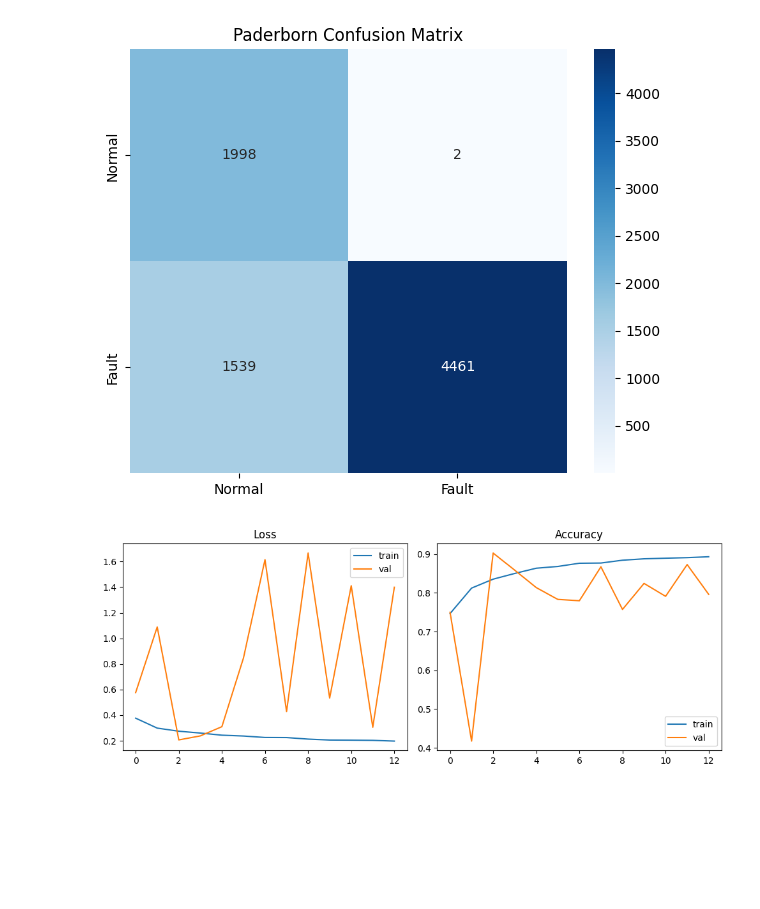
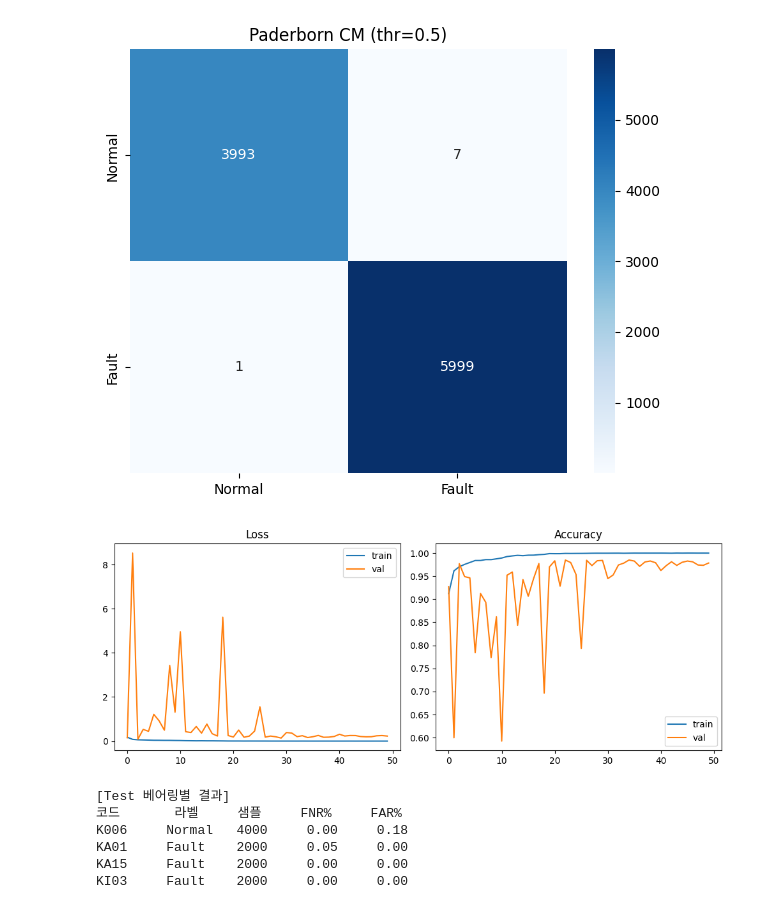
Before and after one commit to wnstj1126-debug/-, a Jupyter notebook: 260719_Paderborn_E2E_Train.ipynb, the cells around one changed output. Saved outputs shown, nothing was run; the diff lists cells and outputs as text; code cells hidden in the pictures; blank space fills up the shorter version.

```diff
--- a/260719_Paderborn_E2E_Train.ipynb
+++ b/260719_Paderborn_E2E_Train.ipynb
@@ -253,39 +365,38 @@ Restoring model weights from the end of the best epoch: 3.
 # %%
 # ============================================================
-# 셀 5. 평가 — KPI
+# 셀 6. ★ E1 수정: Test 전체로 최종 KPI 평가
 # ============================================================
-import matplotlib.pyplot as plt
 import seaborn as sns
-from sklearn.metrics import confusion_matrix, f1_score, accuracy_score, classification_report
+from sklearn.metrics import classification_report
 
-prob = model.predict(X_te, batch_size=256, verbose=0)
-pred = (prob.ravel() >= 0.5).astype(int) if PHASE == 'A' else np.argmax(prob, axis=1)
+# Test 전체 평가 (n_eval 제한 없음)
+prob_te = model.predict(X_te, batch_size=128, verbose=0).ravel()
+pred_te = (prob_te >= best_thr).astype(int)
 
-acc = accuracy_score(y_te, pred)
-mf1 = f1_score(y_te, pred, average='macro')
-cm  = confusion_matrix(y_te, pred)
+acc = accuracy_score(y_te, pred_te)
+mf1 = f1_score(y_te, pred_te, average='macro')
+cm  = confusion_matrix(y_te, pred_te)
+tn, fp, fn, tp = cm.ravel()
+fnr = fn/(fn+tp)*100 if (fn+tp) else 0
+far = fp/(fp+tn)*100 if (fp+tn) else 0
 
-print('=' * 55)
-print('       Paderborn KPI 평가 결과 (thr=0.5)')
-print('=' * 55)
+print('=' * 60)
+print(f'  Paderborn KPI — Test 전체 평가 (thr={best_thr})')
+print('=' * 60)
 print(f'  Accuracy  : {acc*100:6.2f}%   (목표 >= 98%)')
 print(f'  Macro F1  : {mf1*100:6.2f}%   (목표 >= 97%)')
+print(f'  FNR (미탐): {fnr:6.2f}%   (목표 < 2%)')
+print(f'  FAR (오경보): {far:6.2f}%  (목표 < 1%)')
+ok = acc >= 0.98 and fnr < 2.0 and far < 1.0
+print(f'  판정: {"KPI 달성" if ok else "KPI 미달"}')
+print('=' * 60)
+print(classification_report(y_te, pred_te, target_names=CLASS_NAMES))
 
-if PHASE == 'A':
-    tn, fp, fn, tp = cm.ravel()
-    fnr = fn/(fn+tp)*100 if (fn+tp) else 0
-    far = fp/(fp+tn)*100 if (fp+tn) else 0
-    print(f'  FNR (미탐)  : {fnr:6.2f}%   (목표 < 2%)')
-    print(f'  FAR (오경보): {far:6.2f}%   (목표 < 1%)')
-    ok = acc >= 0.98 and fnr < 2.0 and far < 1.0
-    print(f'  판정: {"KPI 달성" if ok else "KPI 미달"}')
-print('=' * 55)
-print(classification_report(y_te, pred, target_names=CLASS_NAMES))
-
+# Confusion matrix
 plt.figure(figsize=(6, 5))
 sns.heatmap(cm, annot=True, fmt='d', cmap='Blues',
             xticklabels=CLASS_NAMES, yticklabels=CLASS_NAMES)
-plt.title('Paderborn Confusion Matrix')
+plt.title(f'Paderborn CM (thr={best_thr})')
 plt.tight_layout()
 plt.savefig('confusion_paderborn.png', dpi=150)
 plt.show()
@@ -303,4 +414,17 @@ plt.title('Accuracy'); plt.legend()
 plt.tight_layout()
 plt.savefig('training_curve_paderborn.png', dpi=150)
 plt.show()
+
+# ★ 베어링별 FNR 분석
+print('\n[Test 베어링별 결과]')
+bc_te = bearing_codes[te_mask]
+print(f'{"코드":8} {"라벨":6} {"샘플":6} {"FNR%":8} {"FAR%":8}')
+for code in sorted(np.unique(bc_te)):
+    m = bc_te == code
+    y_c = y_te[m]; p_c = pred_te[m]
+    c_m = confusion_matrix(y_c, p_c, labels=[0,1])
+    t,f = (c_m[1,0]/(c_m[1,:].sum())*100 if c_m[1,:].sum() else 0,
+           c_m[0,1]/(c_m[0,:].sum())*100 if c_m[0,:].sum() else 0)
+    lbl = 'Normal' if code.startswith('K0') else 'Fault'
+    print(f'{code:8} {lbl:6} {m.sum():6} {t:8.2f} {f:8.2f}')
 # %% [output]
@@ -324,2 +448,8 @@ weighted avg       0.89      0.81      0.82      8000
-[figure, old version]
+[figure, new version]
-[figure, old version]
+[figure, new version]
+[Test 베어링별 결과]
+코드       라벨     샘플     FNR%     FAR%
+K006     Normal   4000     0.00     0.18
+KA01     Fault    2000     0.05     0.00
+KA15     Fault    2000     0.00     0.00
+KI03     Fault    2000     0.00     0.00
```
Also changed, not shown: parts of 12 cells of this notebook.
